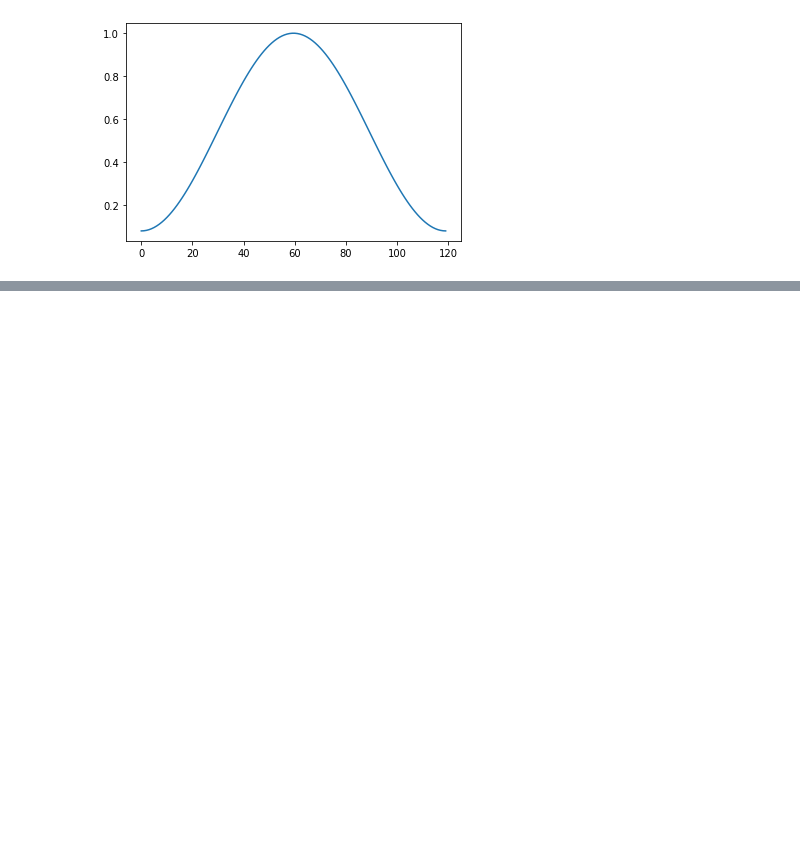
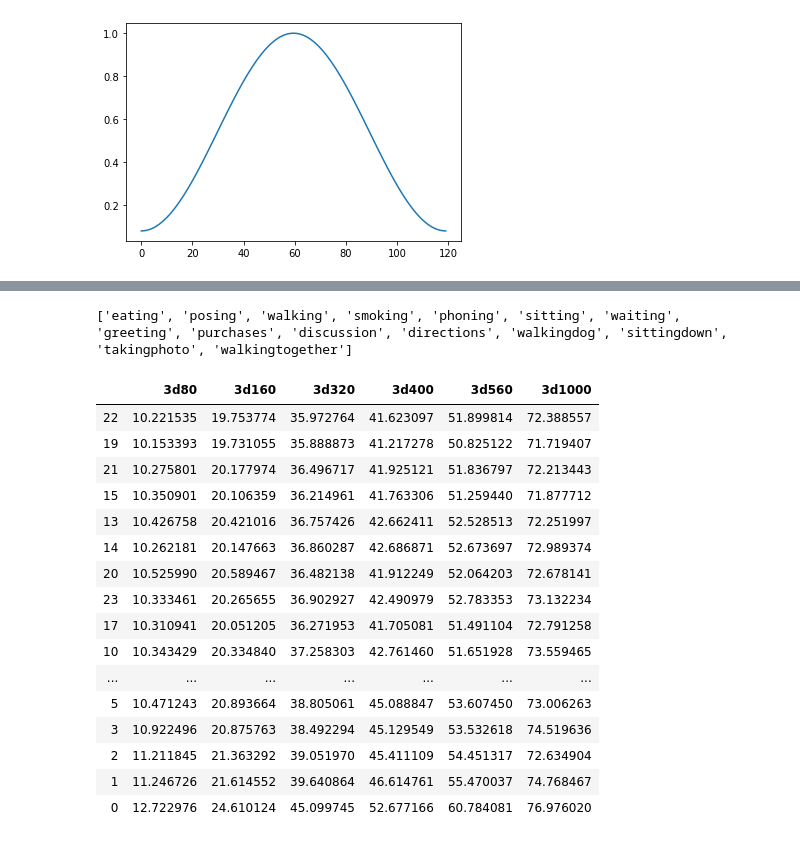
Before and after one commit to tileb1/LearnTrajDep, a Jupyter notebook: Untitled.ipynb, the cells around one changed output, grey strips where cells are left out. Saved outputs shown, nothing was run; the diff lists cells and outputs as text; code cells hidden in the pictures; blank space fills up the shorter version.

```diff
--- a/Untitled.ipynb
+++ b/Untitled.ipynb
@@ -89,0 +100,40 @@ NameError: name 'poses_end_joints' is not defined
+# %%
+import utils.data_utils as data_utils
+import re
+from collections import defaultdict
+
+actions = data_utils.define_actions('all')
+actions.sort(key=len)
+print(actions)
+# %% [output]
+['eating', 'posing', 'walking', 'smoking', 'phoning', 'sitting', 'waiting', 'greeting', 'purchases', 'discussion', 'directions', 'walkingdog', 'sittingdown', 'takingphoto', 'walkingtogether']
+# %%
+columns_mapping = defaultdict(list)
+for time_len in [80, 160, 320, 400, 560, 1000]:
+    for action_name in actions:
+        if action_name in ['walking', 'eating', 'smoking', 'discussion']:
+            columns_mapping['3d' + str(time_len)].append(action_name + '3d' + str(time_len))
+#         columns_mapping[str(time_len)].append(action_name + str(time_len))
+# %%
+for key in columns_mapping:
+    df[key] = df[columns_mapping[key]].mean(axis=1)
+# %%
+df[list(columns_mapping.keys())]
+# %% [output]
+|  | 3d80 | 3d160 | 3d320 | 3d400 | 3d560 | 3d1000 |
+| 22 | 10.221535 | 19.753774 | 35.972764 | 41.623097 | 51.899814 | 72.388557 |
+| 19 | 10.153393 | 19.731055 | 35.888873 | 41.217278 | 50.825122 | 71.719407 |
+| 21 | 10.275801 | 20.177974 | 36.496717 | 41.925121 | 51.836797 | 72.213443 |
+| 15 | 10.350901 | 20.106359 | 36.214961 | 41.763306 | 51.259440 | 71.877712 |
+| 13 | 10.426758 | 20.421016 | 36.757426 | 42.662411 | 52.528513 | 72.251997 |
+| 14 | 10.262181 | 20.147663 | 36.860287 | 42.686871 | 52.673697 | 72.989374 |
+| 20 | 10.525990 | 20.589467 | 36.482138 | 41.912249 | 52.064203 | 72.678141 |
+| 23 | 10.333461 | 20.265655 | 36.902927 | 42.490979 | 52.783353 | 73.132234 |
+| 17 | 10.310941 | 20.051205 | 36.271953 | 41.705081 | 51.491104 | 72.791258 |
+| 10 | 10.343429 | 20.334840 | 37.258303 | 42.761460 | 51.651928 | 73.559465 |
+| ... | ... | ... | ... | ... | ... | ... |
+| 5 | 10.471243 | 20.893664 | 38.805061 | 45.088847 | 53.607450 | 73.006263 |
+| 3 | 10.922496 | 20.875763 | 38.492294 | 45.129549 | 53.532618 | 74.519636 |
+| 2 | 11.211845 | 21.363292 | 39.051970 | 45.411109 | 54.451317 | 72.634904 |
+| 1 | 11.246726 | 21.614552 | 39.640864 | 46.614761 | 55.470037 | 74.768467 |
+| 0 | 12.722976 | 24.610124 | 45.099745 | 52.677166 | 60.784081 | 76.976020 |
```
Also changed, not shown: parts of 4 cells of this notebook.
